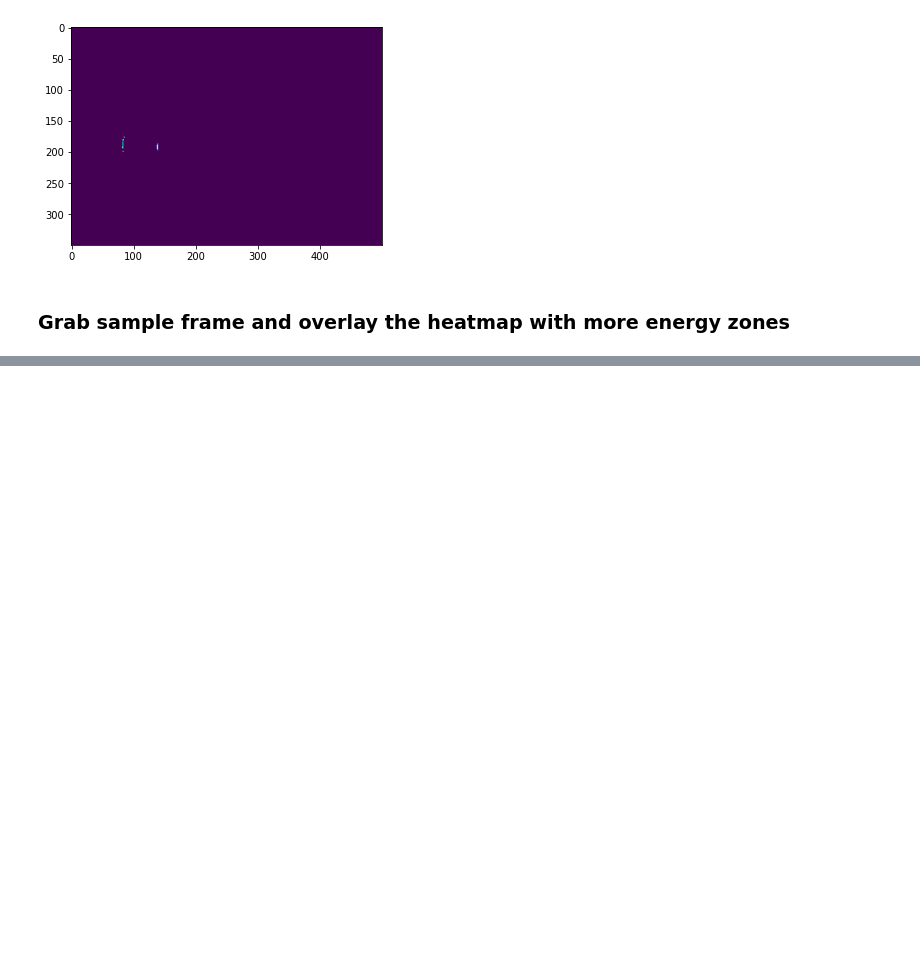
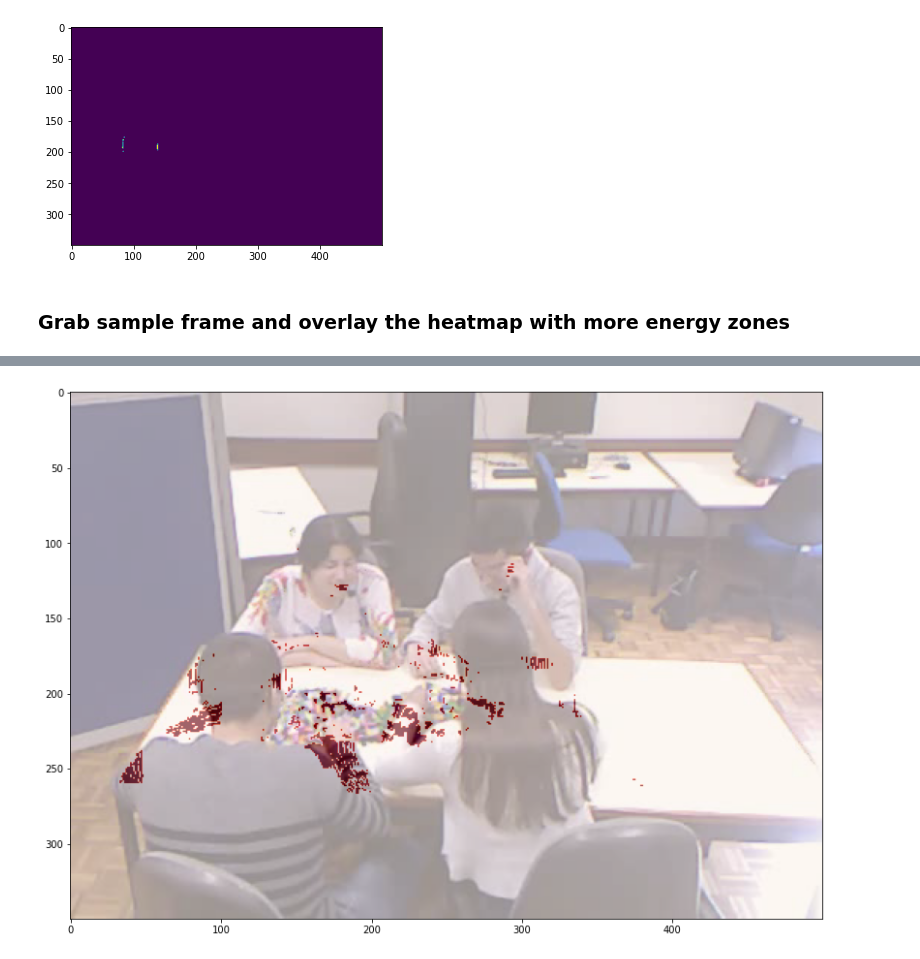
Before and after one commit to fraza0/nonverbal_communication_analysis, a Jupyter notebook: nonverbal_communication_analysis/m4_DataProcessing/Heatmap test.ipynb, the cells around one changed output, grey strips where cells are left out. Saved outputs shown, nothing was run; the diff lists cells and outputs as text; code cells hidden in the pictures; blank space fills up the shorter version.

```diff
--- a/nonverbal_communication_analysis/m4_DataProcessing/Heatmap test.ipynb
+++ b/nonverbal_communication_analysis/m4_DataProcessing/Heatmap test.ipynb
@@ -61,0 +73,14 @@ im2 = plt.imshow(Z2, cmap=plt.cm.viridis, , interpolation='bilinear',
+# %%
+result_pc3 = plt.imread('DATASET_DEP/VIDEO/3CLC9VWRSAMPLE/3CLC9VWRSAMPLE_processed/task_1/htmp_energy_pc3.png', cv2.IMREAD_UNCHANGED)
+#result_pc3 = cv2.cvtColor(result_pc3, cv2.COLOR_BGR2BGRA)
+
+_, mask = cv2.threshold(result_pc3, 0, 255, cv2.THRESH_BINARY)
+
+fig, ax = plt.subplots(figsize=(20, 10))
+overlayed = ax.imshow(sample_frame)
+overlayed = ax.imshow(mask, cmap='Reds', alpha=0.6)
+cbar = fig.colorbar(overlayed, ax=ax2)
+
+plt.show()
+# %% [output]
+[figure, added]
```
Also changed, not shown: parts of 5 cells of this notebook, 2 other files.
